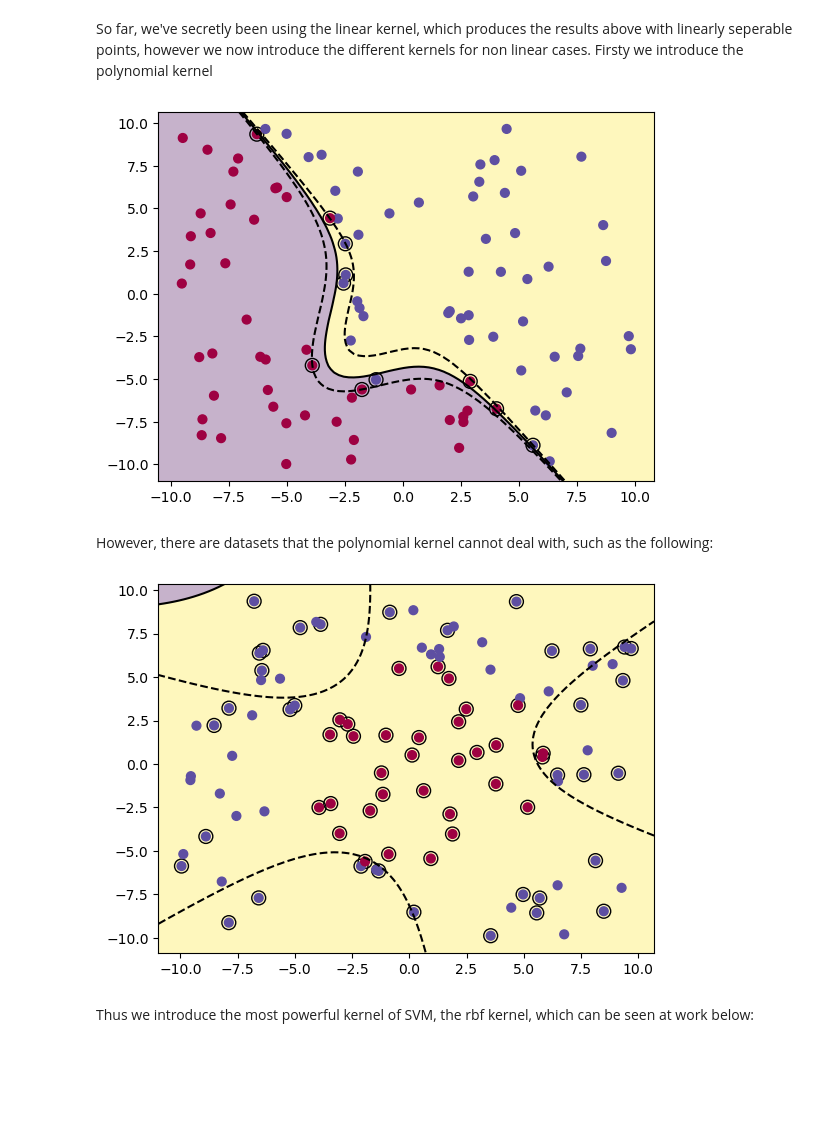
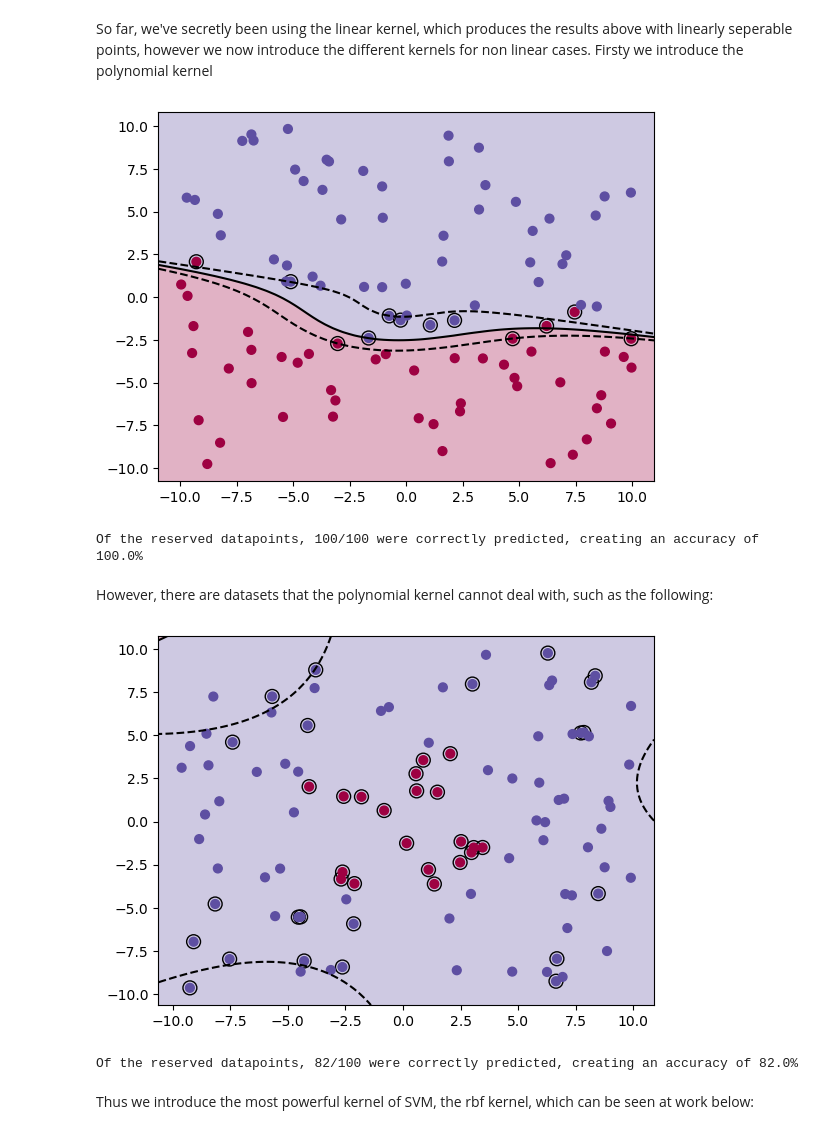
Before and after one commit to goshawk22/ma124-ml, a Jupyter notebook: Section B/Section B - SVM.ipynb, the cells around one changed output. Cells and saved outputs as stored; diff of their text form; code cells hidden in the pictures; blank space fills up the shorter version.

```diff
--- a/Section B/Section B - SVM.ipynb
+++ b/Section B/Section B - SVM.ipynb
@@ -220,9 +240,9 @@ Function to create a Non-Linearly seperable dataset
 def sin_seperable_dataset(N=100):
     # We then generate a set of data to train upon
     N = N
-    X = np.random.random((N,2))*20-10
-    y = np.zeros(N)
-    Y = np.zeros(N)
+    X = np.random.random((2*N,2))*20-10
+    y = np.zeros(2*N)
+    Y = np.zeros(2*N)
 
     a = np.random.random()*2-1
     b = np.random.random()*2*np.pi
@@ -233,7 +253,8 @@ def sin_seperable_dataset(N=100):
     return X,y
 
 # Example use of the function
-X,y = sin_seperable_dataset(1000)
-plt.scatter(X[:,0],X[:,1],c=y,s=40,cmap=plt.cm.Spectral)
+N = 1000
+X,y = sin_seperable_dataset(N)
+plt.scatter(X[N:,0],X[N:,1],c=y[N:],s=40,cmap=plt.cm.Spectral)
 plt.show()
 # %% [output]
@@ -244,9 +265,9 @@ Function to create a round blob in the data set
 def blob_seperable_dataset(N=100):
     # We then generate a set of data to train upon
     N = N
-    X = np.random.random((N,2))*20-10
-    y = np.zeros(N)
-    Y = np.zeros(N)
+    X = np.random.random((2*N,2))*20-10
+    y = np.zeros(2*N)
+    Y = np.zeros(2*N)
 
     a = np.random.random()*2+1
     b = np.random.random()*2+1
@@ -258,7 +279,8 @@ def blob_seperable_dataset(N=100):
     return X,y
 
 # Example use of the function
-X,y = blob_seperable_dataset(1000)
-plt.scatter(X[:,0],X[:,1],c=y,s=40,cmap=plt.cm.Spectral)
+N = 1000
+X,y = blob_seperable_dataset(N)
+plt.scatter(X[N:,0],X[N:,1],c=y[N:],s=40,cmap=plt.cm.Spectral)
 plt.show()
 # %% [output]
@@ -266,16 +288,17 @@ plt.show()
 # %% [markdown]
 Function to plot decision boundaries from the dataset
 # %%
-def plot_decision_boundaries_from_dataset(kernel="linear",degree=3,gamma="scale"):
+def plot_decision_boundaries_from_dataset(kernel="linear",degree=3,gamma="scale",N=100):
     _, ax = plt.subplots()
 
-    clf = svm.SVC(kernel=kernel,gamma=gamma,degree=degree).fit(X, y) # Here we fit the model to the data using the SVM function in sklearn
+    clf = svm.SVC(kernel=kernel,gamma=gamma,degree=degree).fit(X[N:,:], y[N:]) # Here we fit the model to the data using the SVM function in sklearn
 
-    common_params = {"estimator": clf, "X": X, "ax": ax}
+    common_params = {"estimator": clf, "X": X[N:,:], "ax": ax}
     DecisionBoundaryDisplay.from_estimator(
         **common_params,
         response_method="predict",
         plot_method="pcolormesh",
+        cmap=plt.cm.Spectral,
         alpha=0.3,
         grid_resolution = 1000
     )
@@ -294,8 +317,13 @@ def plot_decision_boundaries_from_dataset(kernel="linear",degree=3,gamma="scale"
         facecolors="none",
         edgecolors="k",
     )
-    ax.scatter(X[:,0],X[:,1],c=y,s=40,cmap=plt.cm.Spectral)
+    ax.scatter(X[N:,0],X[N:,1],c=y[N:],s=40,cmap=plt.cm.Spectral) # Displaying the training dataset
     _ = plt.show()
+
+    if N!=0:
+        prediction = clf.predict(X[:N,:])
+        actual = y[:N]
+        print(f"Of the reserved datapoints, {np.sum(prediction==actual)}/{len(actual)} were correctly predicted, creating an accuracy of {100*np.sum(prediction==actual)/len(actual)}%")
 # %% [markdown]
 ##### Examples of using the above functions to produce the results of the previous parts
 # %%
@@ -319,17 +353,21 @@ plot_decision_boundaries_from_dataset()
 So far, we've secretly been using the linear kernel, which produces the results above with linearly seperable points, however we now introduce the different kernels for non linear cases. Firsty we introduce the polynomial kernel
 # %%
 # The polynomial kernel
-X,y = poly_seperable_dataset(100)
-plot_decision_boundaries_from_dataset(kernel="poly",degree=3,gamma=2)
+N = 100
+X,y = poly_seperable_dataset(N)
+plot_decision_boundaries_from_dataset(kernel="poly",degree=3,gamma=2,N=N)
 # %% [output]
-[figure, old version]
+[figure, new version]
+Of the reserved datapoints, 100/100 were correctly predicted, creating an accuracy of 100.0%
 # %% [markdown]
 However, there are datasets that the polynomial kernel cannot deal with, such as the following:
 # %%
-X,y = blob_seperable_dataset(100)
-plot_decision_boundaries_from_dataset(kernel="poly",degree=3,gamma=2)
+N = 100
+X,y = blob_seperable_dataset(N)
+plot_decision_boundaries_from_dataset(kernel="poly",degree=3,gamma=2,N=N)
 # %% [output]
-[figure, old version]
+[figure, new version]
+Of the reserved datapoints, 82/100 were correctly predicted, creating an accuracy of 82.0%
 # %% [markdown]
 Thus we introduce the most powerful kernel of SVM, the rbf kernel, which can be seen at work below:
 # %%
```
Also changed, not shown: parts of 16 cells of this notebook.
